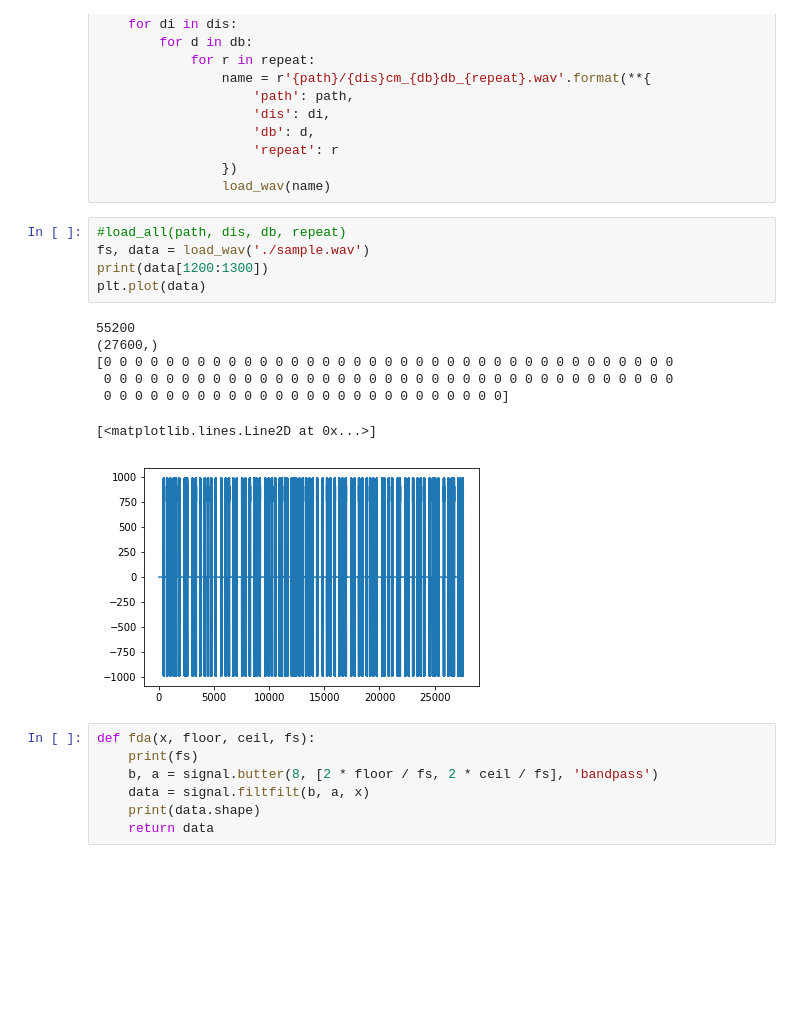
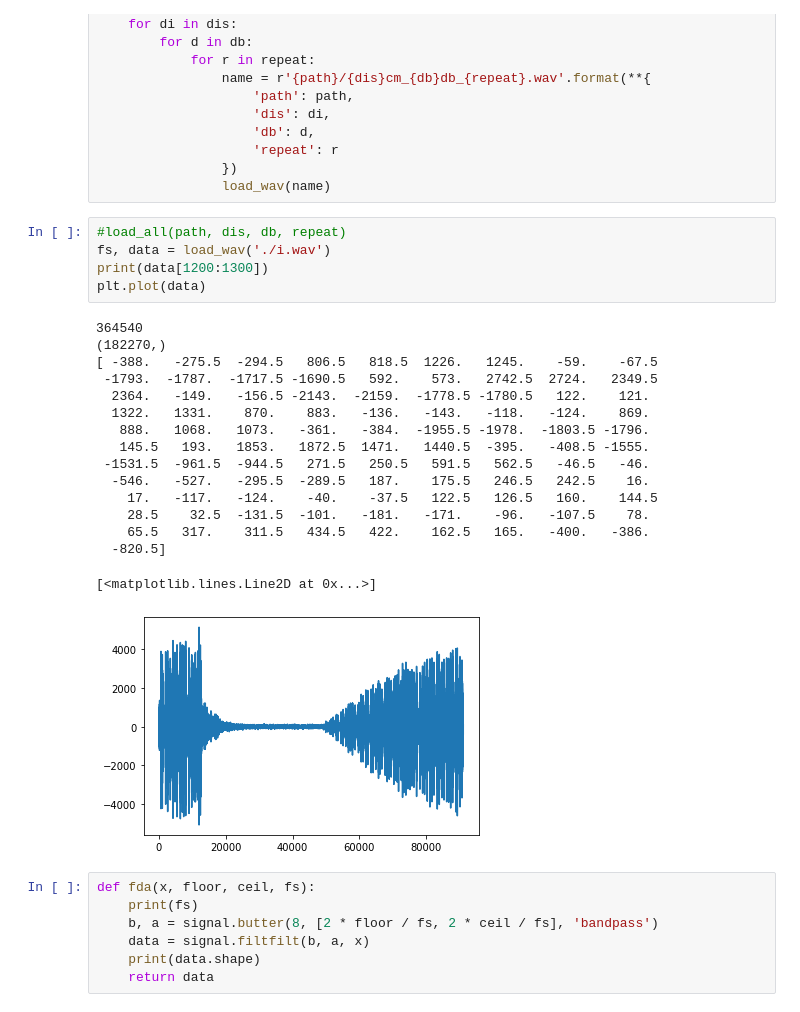
Before and after one commit to agil27/wivi, a Jupyter notebook: demodulation.ipynb, the cells around one changed output. Saved outputs shown, nothing was run; the diff lists cells and outputs as text; blank space fills up the shorter version.

```diff
--- a/demodulation.ipynb
+++ b/demodulation.ipynb
@@ -42,17 +42,26 @@ def load_all(path, dis, db, repeat):
                 load_wav(name)
 # %%
 #load_all(path, dis, db, repeat)
-fs, data = load_wav('./sample.wav')
+fs, data = load_wav('./i.wav')
 print(data[1200:1300])
 plt.plot(data)
 # %% [output]
-55200
-(27600,)
-[0 0 0 0 0 0 0 0 0 0 0 0 0 0 0 0 0 0 0 0 0 0 0 0 0 0 0 0 0 0 0 0 0 0 0 0 0
- 0 0 0 0 0 0 0 0 0 0 0 0 0 0 0 0 0 0 0 0 0 0 0 0 0 0 0 0 0 0 0 0 0 0 0 0 0
- 0 0 0 0 0 0 0 0 0 0 0 0 0 0 0 0 0 0 0 0 0 0 0 0 0 0]
+364540
+(182270,)
+[ -388.   -275.5  -294.5   806.5   818.5  1226.   1245.    -59.    -67.5
+ -1793.  -1787.  -1717.5 -1690.5   592.    573.   2742.5  2724.   2349.5
+  2364.   -149.   -156.5 -2143.  -2159.  -1778.5 -1780.5   122.    121.
+  1322.   1331.    870.    883.   -136.   -143.   -118.   -124.    869.
+   888.   1068.   1073.   -361.   -384.  -1955.5 -1978.  -1803.5 -1796.
+   145.5   193.   1853.   1872.5  1471.   1440.5  -395.   -408.5 -1555.
+ -1531.5  -961.5  -944.5   271.5   250.5   591.5   562.5   -46.5   -46.
+  -546.   -527.   -295.5  -289.5   187.    175.5   246.5   242.5    16.
+    17.   -117.   -124.    -40.    -37.5   122.5   126.5   160.    144.5
+    28.5    32.5  -131.5  -101.   -181.   -171.    -96.   -107.5    78.
+    65.5   317.    311.5   434.5   422.    162.5   165.   -400.   -386.
+  -820.5]
 [<matplotlib.lines.Line2D at 0x...>]
-[figure, old version]
+[figure, new version]
 # %%
 def fda(x, floor, ceil, fs):
     print(fs)
```
Also changed, not shown: parts of 11 cells of this notebook, 5 other files.
